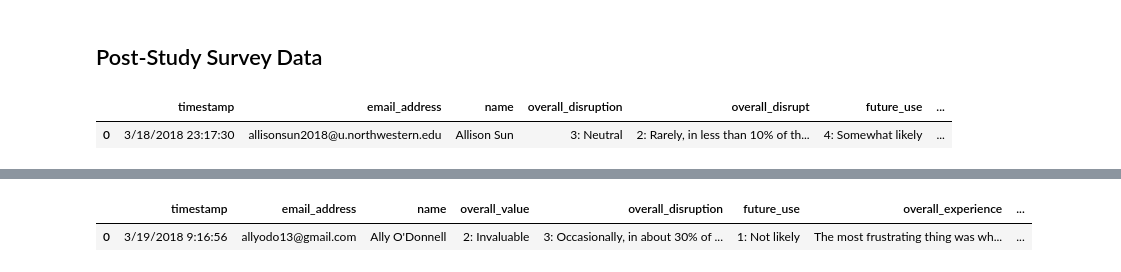
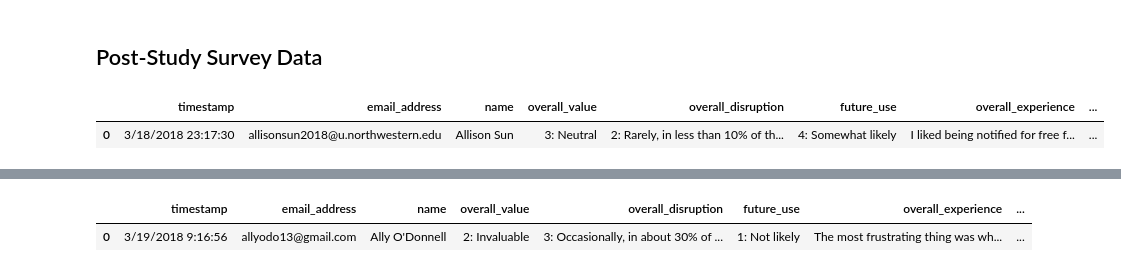
Before and after one commit to NUDelta/les-study-analysis, a Jupyter notebook: w2018/4X-study-dashboard.ipynb, the cells around one changed output, grey strips where cells are left out. Saved outputs shown, nothing was run; the diff lists cells and outputs as text; code cells hidden in the pictures.

Commit message:
adding disruption plots

```diff
--- a/w2018/4X-study-dashboard.ipynb
+++ b/w2018/4X-study-dashboard.ipynb
@@ -149,33 +150,33 @@ def load_post_study_data(url, new_col_names=[]):
 # %%
 # setup 4X post-survey data
 url_4x = 'https://docs.google.com/spreadsheets/d/1rCH32DdAfnOSoe-qNIQgO7rQei2VATHxLlGfP0bCNg8/edit#gid=339656711'
 cols_4x = [
     'timestamp',
     'email_address',
     'name',
+    'overall_value',
     'overall_disruption',
-    'overall_disrupt',
     'future_use',
     'overall_experience',
     'explore_respond',
     'explore_not_respond',
     'explore_disruption',
     'expand_info_going',
     'expand_info_going_notgo',
     'expand_info_notuseful',
     'expand_info_altprefs',
     'expand_info_disruption',
     'expand_info_number_notif',
     'exploit_atloc',
     'exploit_enroute',
     'exploit_disruption',
     'miscellaneous'
 ]
 post_study_4x = load_post_study_data(url_4x, new_col_names=cols_4x)
 post_study_4x.head(1)
 # %% [output]
-|  | timestamp | email_address | name | overall_disruption | overall_disrupt | future_use | ... |
-| 0 | 3/18/2018 23:17:30 | allisonsun2018@u.northwestern.edu | Allison Sun | 3: Neutral | 2: Rarely, in less than 10% of th... | 4: Somewhat likely | ... |
+|  | timestamp | email_address | name | overall_value | overall_disruption | future_use | overall_experience | ... |
+| 0 | 3/18/2018 23:17:30 | allisonsun2018@u.northwestern.edu | Allison Sun | 3: Neutral | 2: Rarely, in less than 10% of th... | 4: Somewhat likely | I liked being notified for free f... | ... |
 # %%
 # setup 4X post-survey data
 url_opp_loc = 'https://docs.google.com/spreadsheets/d/15x6yST-eJh1azQJxQRtkOb37E397RJhzG-3CDbPCflk/edit#gid=1062479755'
```
Also changed, not shown: parts of 20 cells of this notebook.
